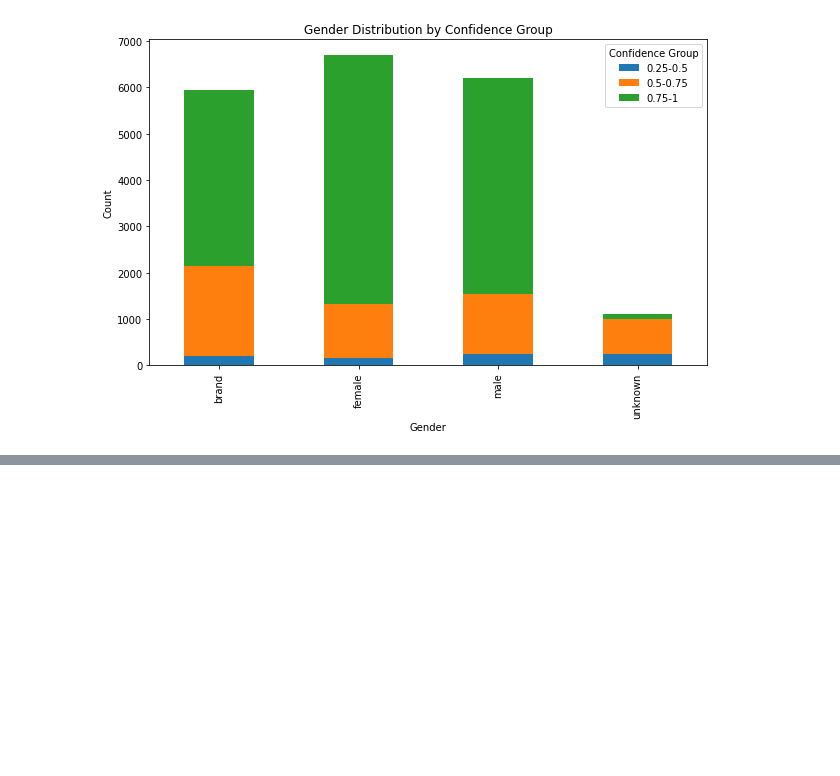
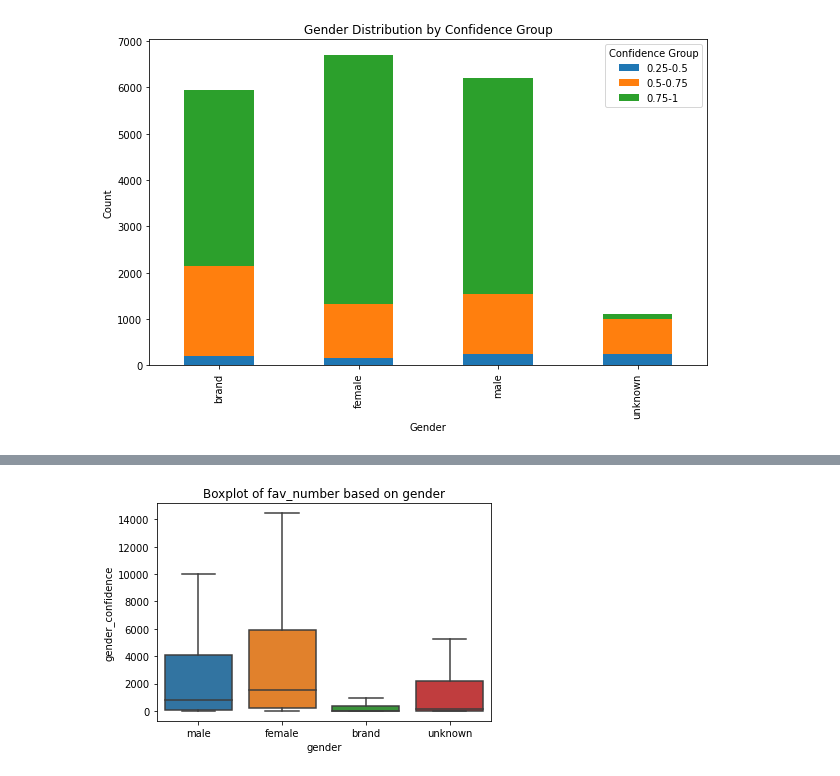
Before and after one commit to jsebastianquiroga/DEEP_LEARNING_PUJ, a Jupyter notebook: Notebook/DL_Twitter_Gender_Classification.ipynb, the cells around one changed output, grey strips where cells are left out. Drawn from its saved outputs; the diff is of its cells as text; code cells hidden in the pictures; blank space fills up the shorter version.

```diff
--- a/Notebook/DL_Twitter_Gender_Classification.ipynb
+++ b/Notebook/DL_Twitter_Gender_Classification.ipynb
@@ -381,8 +370,10 @@ plt.show()
 # %%
 #Outliers
-sns.boxplot(data=df_tw, x='gender', y='gender:confidence')
+sns.boxplot(data=df_tw, x='gender', y='fav_number', showfliers=False)
 #Add a title and y-axis label
-plt.title('Boxplot of gender_confidence based on gender')
+plt.title('Boxplot of fav_number based on gender')
 plt.ylabel('gender_confidence')
 # Show the plot
 plt.show()
+# %% [output]
+[figure, added]
```
Also changed, not shown: parts of 5 cells of this notebook.
